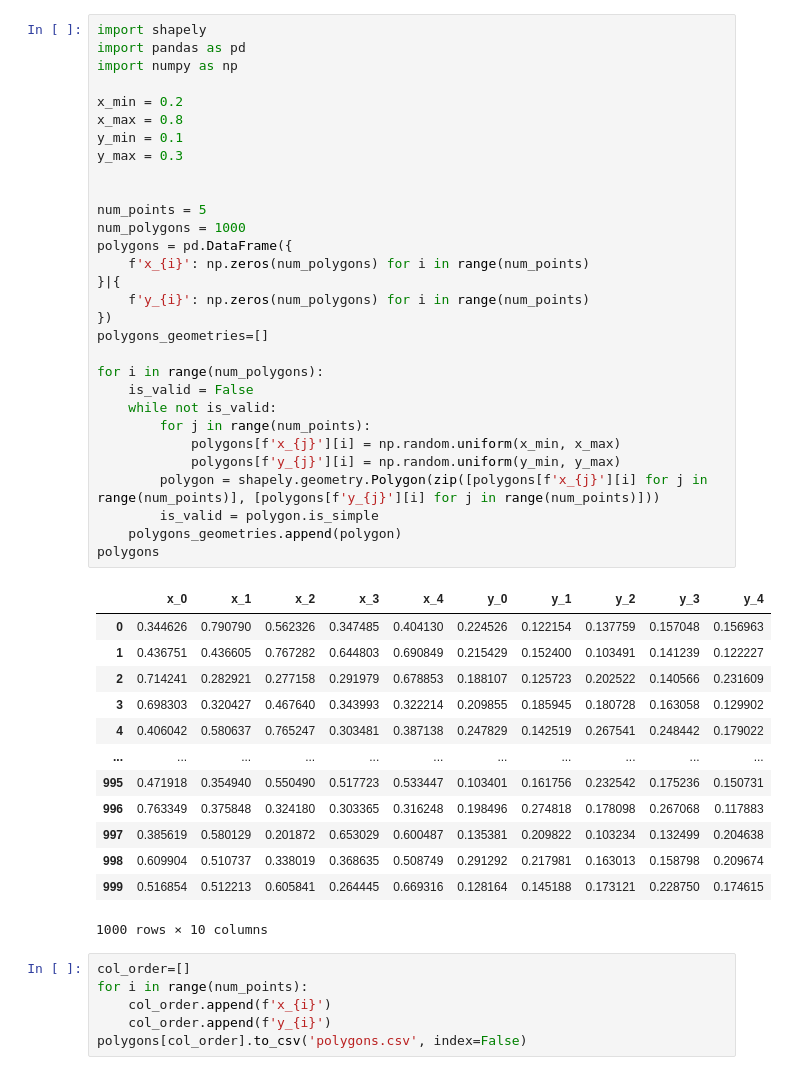
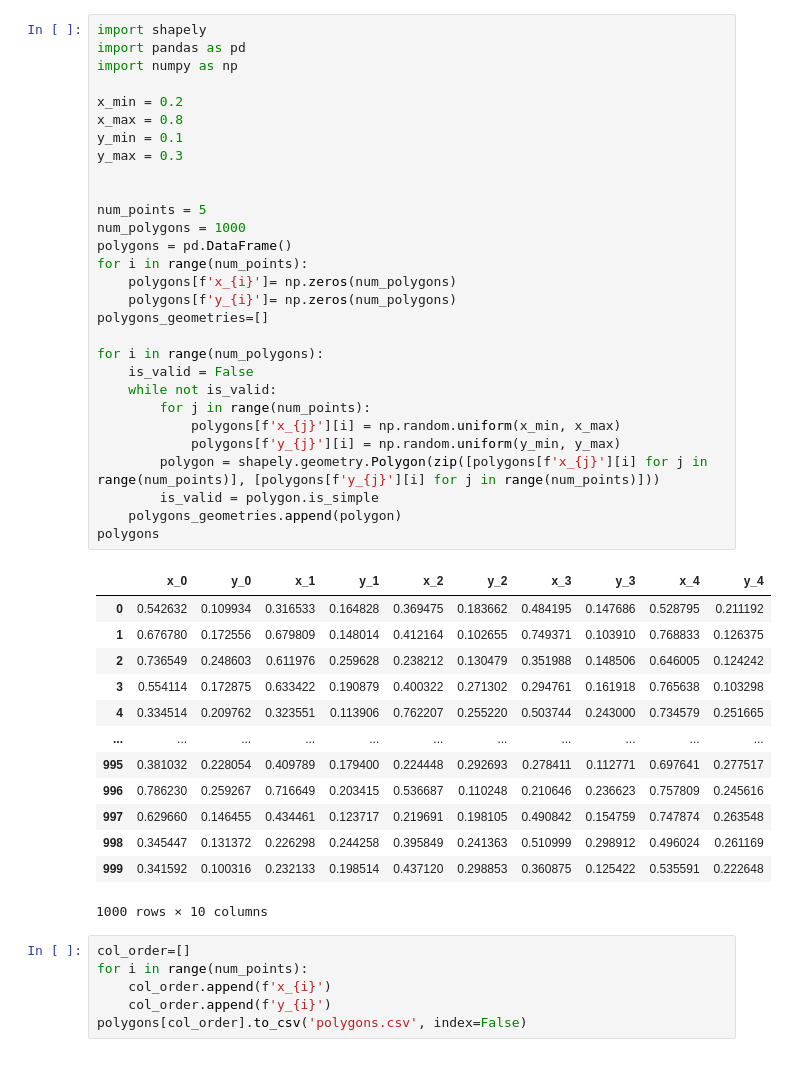
Before and after one commit to peteole/modulus_stokes_demo, a Jupyter notebook: generate_training_examples/generate_random_polygons.ipynb, the cells around one changed output. Cells and saved outputs as stored; diff of their text form.

```diff
--- a/generate_training_examples/generate_random_polygons.ipynb
+++ b/generate_training_examples/generate_random_polygons.ipynb
@@ -1,46 +1,45 @@
 # %%
 import shapely
 import pandas as pd
 import numpy as np
 
 x_min = 0.2
 x_max = 0.8
 y_min = 0.1
 y_max = 0.3
 
 
 num_points = 5
 num_polygons = 1000
-polygons = pd.DataFrame({
-    f'x_{i}': np.zeros(num_polygons) for i in range(num_points)
-}|{
-    f'y_{i}': np.zeros(num_polygons) for i in range(num_points)
-})
+polygons = pd.DataFrame()
+for i in range(num_points):
+    polygons[f'x_{i}']= np.zeros(num_polygons)
+    polygons[f'y_{i}']= np.zeros(num_polygons)
 polygons_geometries=[]
 
 for i in range(num_polygons):
     is_valid = False
     while not is_valid:
         for j in range(num_points):
             polygons[f'x_{j}'][i] = np.random.uniform(x_min, x_max)
             polygons[f'y_{j}'][i] = np.random.uniform(y_min, y_max)
         polygon = shapely.geometry.Polygon(zip([polygons[f'x_{j}'][i] for j in range(num_points)], [polygons[f'y_{j}'][i] for j in range(num_points)]))
         is_valid = polygon.is_simple
     polygons_geometries.append(polygon)
 polygons
 # %% [output]
-|  | x_0 | x_1 | x_2 | x_3 | x_4 | y_0 | y_1 | y_2 | y_3 | y_4 |
-| 0 | 0.344626 | 0.790790 | 0.562326 | 0.347485 | 0.404130 | 0.224526 | 0.122154 | 0.137759 | 0.157048 | 0.156963 |
-| 1 | 0.436751 | 0.436605 | 0.767282 | 0.644803 | 0.690849 | 0.215429 | 0.152400 | 0.103491 | 0.141239 | 0.122227 |
-| 2 | 0.714241 | 0.282921 | 0.277158 | 0.291979 | 0.678853 | 0.188107 | 0.125723 | 0.202522 | 0.140566 | 0.231609 |
-| 3 | 0.698303 | 0.320427 | 0.467640 | 0.343993 | 0.322214 | 0.209855 | 0.185945 | 0.180728 | 0.163058 | 0.129902 |
-| 4 | 0.406042 | 0.580637 | 0.765247 | 0.303481 | 0.387138 | 0.247829 | 0.142519 | 0.267541 | 0.248442 | 0.179022 |
+|  | x_0 | y_0 | x_1 | y_1 | x_2 | y_2 | x_3 | y_3 | x_4 | y_4 |
+| 0 | 0.542632 | 0.109934 | 0.316533 | 0.164828 | 0.369475 | 0.183662 | 0.484195 | 0.147686 | 0.528795 | 0.211192 |
+| 1 | 0.676780 | 0.172556 | 0.679809 | 0.148014 | 0.412164 | 0.102655 | 0.749371 | 0.103910 | 0.768833 | 0.126375 |
+| 2 | 0.736549 | 0.248603 | 0.611976 | 0.259628 | 0.238212 | 0.130479 | 0.351988 | 0.148506 | 0.646005 | 0.124242 |
+| 3 | 0.554114 | 0.172875 | 0.633422 | 0.190879 | 0.400322 | 0.271302 | 0.294761 | 0.161918 | 0.765638 | 0.103298 |
+| 4 | 0.334514 | 0.209762 | 0.323551 | 0.113906 | 0.762207 | 0.255220 | 0.503744 | 0.243000 | 0.734579 | 0.251665 |
 | ... | ... | ... | ... | ... | ... | ... | ... | ... | ... | ... |
-| 995 | 0.471918 | 0.354940 | 0.550490 | 0.517723 | 0.533447 | 0.103401 | 0.161756 | 0.232542 | 0.175236 | 0.150731 |
-| 996 | 0.763349 | 0.375848 | 0.324180 | 0.303365 | 0.316248 | 0.198496 | 0.274818 | 0.178098 | 0.267068 | 0.117883 |
-| 997 | 0.385619 | 0.580129 | 0.201872 | 0.653029 | 0.600487 | 0.135381 | 0.209822 | 0.103234 | 0.132499 | 0.204638 |
-| 998 | 0.609904 | 0.510737 | 0.338019 | 0.368635 | 0.508749 | 0.291292 | 0.217981 | 0.163013 | 0.158798 | 0.209674 |
-| 999 | 0.516854 | 0.512213 | 0.605841 | 0.264445 | 0.669316 | 0.128164 | 0.145188 | 0.173121 | 0.228750 | 0.174615 |
+| 995 | 0.381032 | 0.228054 | 0.409789 | 0.179400 | 0.224448 | 0.292693 | 0.278411 | 0.112771 | 0.697641 | 0.277517 |
+| 996 | 0.786230 | 0.259267 | 0.716649 | 0.203415 | 0.536687 | 0.110248 | 0.210646 | 0.236623 | 0.757809 | 0.245616 |
+| 997 | 0.629660 | 0.146455 | 0.434461 | 0.123717 | 0.219691 | 0.198105 | 0.490842 | 0.154759 | 0.747874 | 0.263548 |
+| 998 | 0.345447 | 0.131372 | 0.226298 | 0.244258 | 0.395849 | 0.241363 | 0.510999 | 0.298912 | 0.496024 | 0.261169 |
+| 999 | 0.341592 | 0.100316 | 0.232133 | 0.198514 | 0.437120 | 0.298853 | 0.360875 | 0.125422 | 0.535591 | 0.222648 |
 1000 rows × 10 columns
 # %%
 col_order=[]
```
Also changed, not shown: parts of 3 cells of this notebook.
